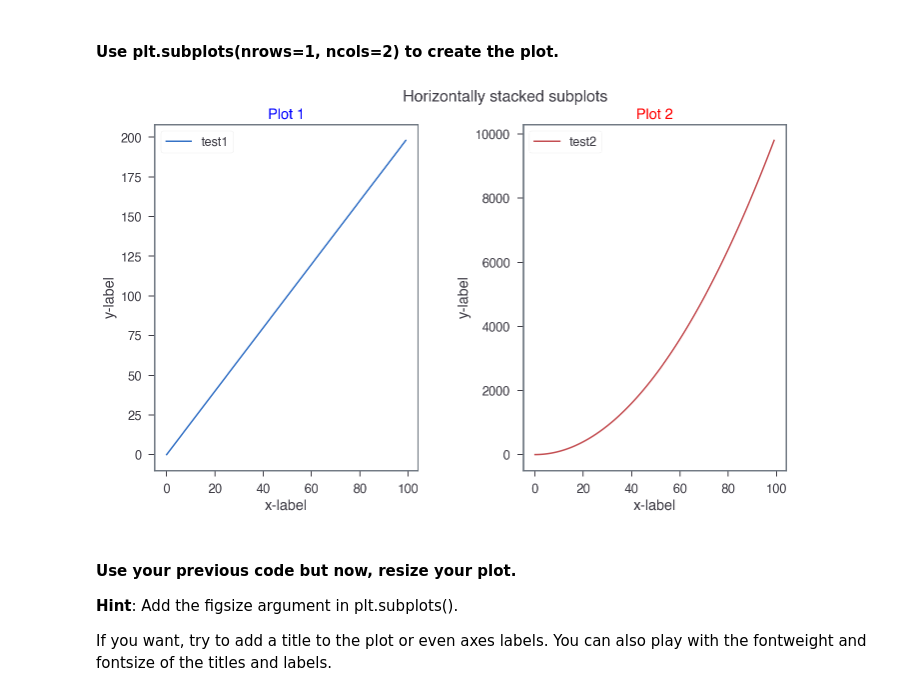
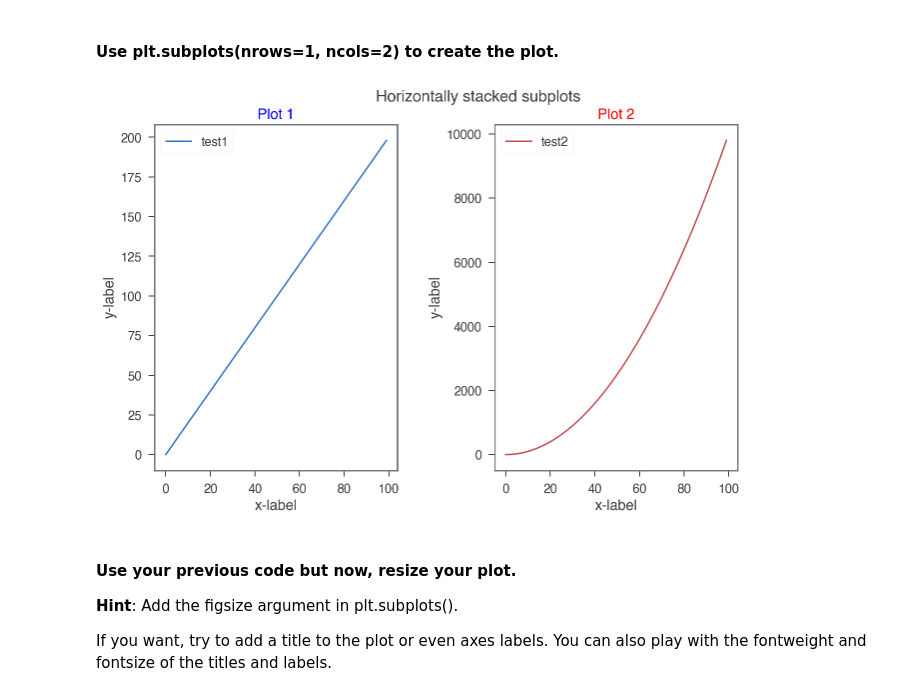
Before and after one commit to ta-data-lis/lab-matplotlib-seaborn, a Jupyter notebook: your-code/main.ipynb, the cells around one changed output. Cells and saved outputs as stored; diff of their text form; code cells hidden in the pictures.

```diff
--- a/your-code/main.ipynb
+++ b/your-code/main.ipynb
@@ -44,36 +44,36 @@ plt.show()
 #### Use plt.subplots(nrows=1, ncols=2) to create the plot.
 # %%
 # Method 2
-fig, axs = plt.subplots(1, 2, figsize = (13, 6)) # Can do vertical stacking if only leave '2'
+fig, axs = plt.subplots(1, 2, figsize = (12, 6)) # Can do vertical stacking if only leave '2'
 fig.suptitle('Horizontally stacked subplots') # Title
 
 # Finally found this. What I really wanted was the 'wspace' that I added there, so things aren't so
 # crowded
 plt.subplots_adjust(bottom = 0.1, right = 0.8, top = 0.9, wspace = 0.4)
 
 # Plotting, giving colors, labels and titles
 axs[0].plot(x, y, 'b-', label = 'test1')
 axs[0].set_title('Plot 1', color = 'blue', fontweight = 'heavy')
 # no difference between 'light' or 'heavy', it seems
 
 axs[1].plot(x, z, 'r-', label = 'test2')
 axs[1].set_title('Plot 2', color = 'red', fontweight = 'light')
 
 # Labeling the axes
 for ax in axs.flat:
     ax.set(xlabel = 'x-label', ylabel = 'y-label')
 
 # Hide x labels and tick labels for top plots and y ticks for right plots.
 # This works but then since the y range isn't the same, we lose the numbers on the y axis and that
 # might be a problem
 #for ax in axs.flat:
 #    ax.label_outer()
 
 axs[0].legend()
 axs[1].legend()
 plt.show()
 # %% [output]
-[figure, old version]
+[figure, new version]
 # %% [markdown]
 #### Use your previous code but now, resize your plot.
 **Hint**: Add the figsize argument in plt.subplots().
```
Also changed, not shown: parts of 17 cells of this notebook.
